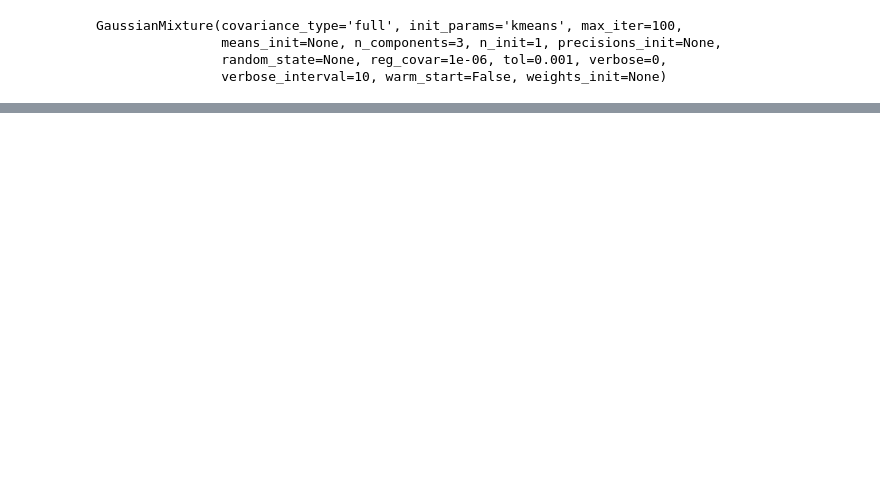
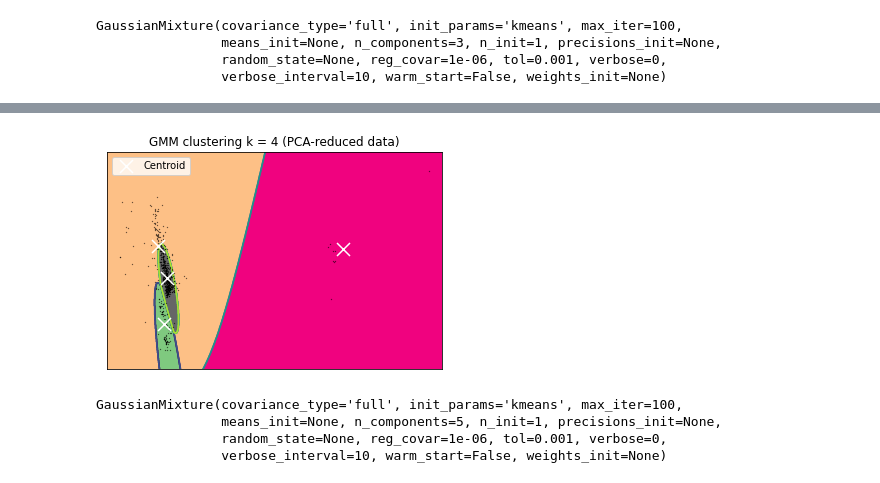
Before and after one commit to dianaescoboza/CAPSTONE, a Jupyter notebook: EM_Clustering_AX.ipynb, the cells around one changed output, grey strips where cells are left out. Drawn from its saved outputs; the diff is of its cells as text; code cells hidden in the pictures; blank space fills up the shorter version.

Commit message:
Updating the EM file.
EM shows results.

```diff
--- a/EM_Clustering_AX.ipynb
+++ b/EM_Clustering_AX.ipynb
@@ -182,0 +215,42 @@ plt.show()
+# %%
+# Step size of the mesh. Decrease to increase the quality of the VQ.
+h = .02     # point in the mesh [x_min, x_max]x[y_min, y_max].
+
+# Plot the decision boundary. For that, we will assign a color to each
+x_min, x_max = reduced_data[:, 0].min() - 1, reduced_data[:, 0].max() + 1
+y_min, y_max = reduced_data[:, 1].min() - 1, reduced_data[:, 1].max() + 1
+xx, yy = np.meshgrid(np.arange(x_min, x_max, h), np.arange(y_min, y_max, h))
+# %%
+Z = GMModel.predict(np.c_[xx.ravel(), yy.ravel()]).reshape(xx.shape)
+# %%
+plt.figure(1)
+plt.clf()
+plt.imshow(Z, interpolation='nearest',
+           extent=(xx.min(), xx.max(), yy.min(), yy.max()),
+           cmap=plt.cm.Accent,
+           aspect='auto', origin='lower')
+
+plt.plot(reduced_data[:, 0], reduced_data[:, 1], 'k.', markersize=0.5)
+# Plot the centroids as a white X
+means = GMModel.means_
+plt.scatter(means[:, 0], means[:, 1],
+            marker='x', s=169, linewidths=3,
+            color='w', zorder=10, label = "Centroid")
+plt.contour(xx,yy, Z)
+plt.title('GMM clustering k = 4 (PCA-reduced data)')
+plt.legend()
+plt.xlim(x_min, x_max)
+plt.ylim(y_min, y_max)
+plt.xticks(())
+plt.yticks(())
+plt.show()
+# %% [output]
+[figure, added]
+# %%
+GMModel = GaussianMixture(n_components=5, )
+GMModel.fit(reduced_data)
+# %% [output]
+GaussianMixture(covariance_type='full', init_params='kmeans', max_iter=100,
+                means_init=None, n_components=5, n_init=1, precisions_init=None,
+                random_state=None, reg_covar=1e-06, tol=0.001, verbose=0,
+                verbose_interval=10, warm_start=False, weights_init=None)
```
Also changed, not shown: parts of 26 cells of this notebook.
